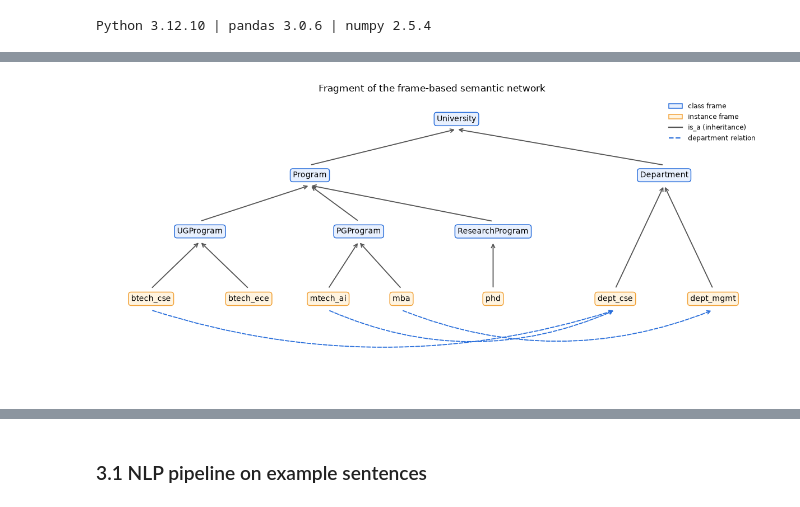
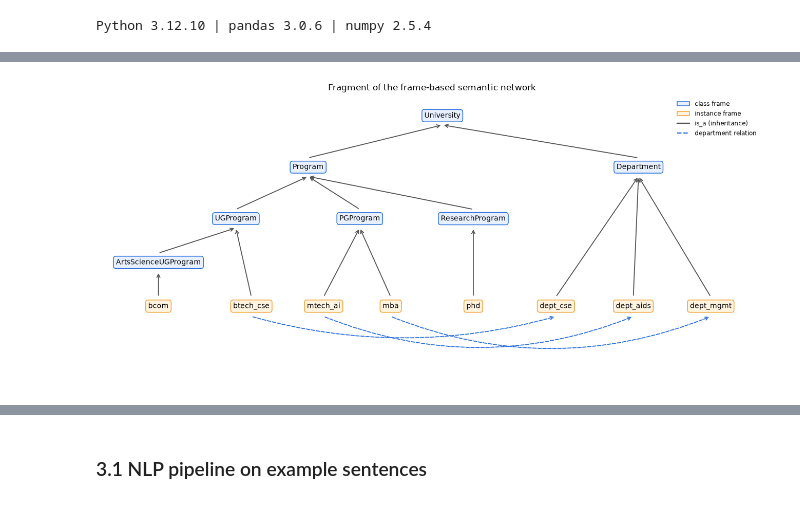
Before and after one commit to ManikandanAyyakkannu/FAI-Mini-Project, a Jupyter notebook: University_Enquiry_Chatbot.ipynb, the cells around one changed output, grey strips where cells are left out. Drawn from its saved outputs; the diff is of its cells as text; code cells hidden in the pictures.

```diff
--- a/University_Enquiry_Chatbot.ipynb
+++ b/University_Enquiry_Chatbot.ipynb
@@ -130,37 +143,39 @@ Total triples in the semantic network: 175
 # %%
 # Draw a small part of the semantic network (is_a and department links)
 import matplotlib.patches as mpatches
-fig, ax = plt.subplots(figsize=(11, 5.2)); ax.axis("off"); ax.grid(False)
-pos = {"University": (5, 4), "Program": (2.6, 3), "Department": (8.4, 3),
-       "UGProgram": (0.8, 2), "PGProgram": (3.4, 2), "ResearchProgram": (5.6, 2),
-       "btech_cse": (0, 0.8), "btech_ece": (1.6, 0.8), "mtech_ai": (2.9, 0.8), "mba": (4.1, 0.8), "phd": (5.6, 0.8),
-       "dept_cse": (7.6, 0.8), "dept_mgmt": (9.2, 0.8)}
-curve = {("btech_cse", "dept_cse"): 0.16, ("mtech_ai", "dept_cse"): 0.22, ("mba", "dept_mgmt"): 0.2}
+fig, ax = plt.subplots(figsize=(12, 5.6)); ax.axis("off"); ax.grid(False)
+pos = {"University": (5.2, 4), "Program": (2.6, 3), "Department": (9.0, 3),
+       "UGProgram": (1.2, 2), "ArtsScienceUGProgram": (-0.3, 1.15), "PGProgram": (3.6, 2), "ResearchProgram": (5.8, 2),
+       "btech_cse": (1.5, 0.3), "bcom": (-0.3, 0.3), "mtech_ai": (2.9, 0.3), "mba": (4.2, 0.3), "phd": (5.8, 0.3),
+       "dept_cse": (7.4, 0.3), "dept_aids": (8.9, 0.3), "dept_mgmt": (10.4, 0.3)}
+curve = {("btech_cse", "dept_cse"): 0.14, ("mtech_ai", "dept_aids"): 0.2, ("mba", "dept_mgmt"): 0.2}
 edges = [("Program", "University", "is_a"), ("Department", "University", "is_a"), ("UGProgram", "Program", "is_a"),
+         ("ArtsScienceUGProgram", "UGProgram", "is_a"),
          ("PGProgram", "Program", "is_a"), ("ResearchProgram", "Program", "is_a"), ("btech_cse", "UGProgram", "is_a"),
-         ("btech_ece", "UGProgram", "is_a"), ("mtech_ai", "PGProgram", "is_a"), ("mba", "PGProgram", "is_a"),
-         ("phd", "ResearchProgram", "is_a"), ("dept_cse", "Department", "is_a"), ("dept_mgmt", "Department", "is_a"),
-         ("btech_cse", "dept_cse", "department"), ("mtech_ai", "dept_cse", "department"), ("mba", "dept_mgmt", "department")]
+         ("bcom", "ArtsScienceUGProgram", "is_a"), ("mtech_ai", "PGProgram", "is_a"), ("mba", "PGProgram", "is_a"),
+         ("phd", "ResearchProgram", "is_a"), ("dept_cse", "Department", "is_a"), ("dept_aids", "Department", "is_a"),
+         ("dept_mgmt", "Department", "is_a"),
+         ("btech_cse", "dept_cse", "department"), ("mtech_ai", "dept_aids", "department"), ("mba", "dept_mgmt", "department")]
 for a, b, lab in edges:
     (x1, y1), (x2, y2) = pos[a], pos[b]
     if lab == "is_a":
         ax.annotate("", xy=(x2, y2 - 0.18), xytext=(x1, y1 + 0.18),
                     arrowprops=dict(arrowstyle="->", color="#555", lw=1.2))
     else:   # department relation drawn as a curve below the instance row
         ax.annotate("", xy=(x2, y2 - 0.2), xytext=(x1, y1 - 0.2),
                     arrowprops=dict(arrowstyle="->", color="#2a6fdb", linestyle="--", lw=1.2,
                                     connectionstyle=f"arc3,rad={curve[(a, b)]}"))
 for n, (x, y) in pos.items():
     cls = kb.frames[n].get("type") == "class"
     ax.text(x, y, n, ha="center", va="center", fontsize=9,
             bbox=dict(boxstyle="round,pad=0.35", fc="#e8f0fe" if cls else "#fff4e0", ec="#2a6fdb" if cls else "#f2a33a"))
 ax.legend(handles=[mpatches.Patch(fc="#e8f0fe", ec="#2a6fdb", label="class frame"),
                    mpatches.Patch(fc="#fff4e0", ec="#f2a33a", label="instance frame"),
                    plt.Line2D([], [], color="#555", label="is_a (inheritance)"),
                    plt.Line2D([], [], color="#2a6fdb", ls="--", label="department relation")],
           loc="upper right", fontsize=8, frameon=False)
 ax.set_title("Fragment of the frame-based semantic network", fontsize=11)
-ax.set_xlim(-0.8, 10); ax.set_ylim(-0.75, 4.4)
+ax.set_xlim(-1.4, 11.4); ax.set_ylim(-1.2, 4.4)
 plt.tight_layout(); plt.savefig(FIG / "fig_semantic_network.png", dpi=150, bbox_inches="tight"); plt.show()
 # %% [output]
-[figure, old version]
+[figure, new version]
```
Also changed, not shown: parts of 39 cells of this notebook, 35 other files.
